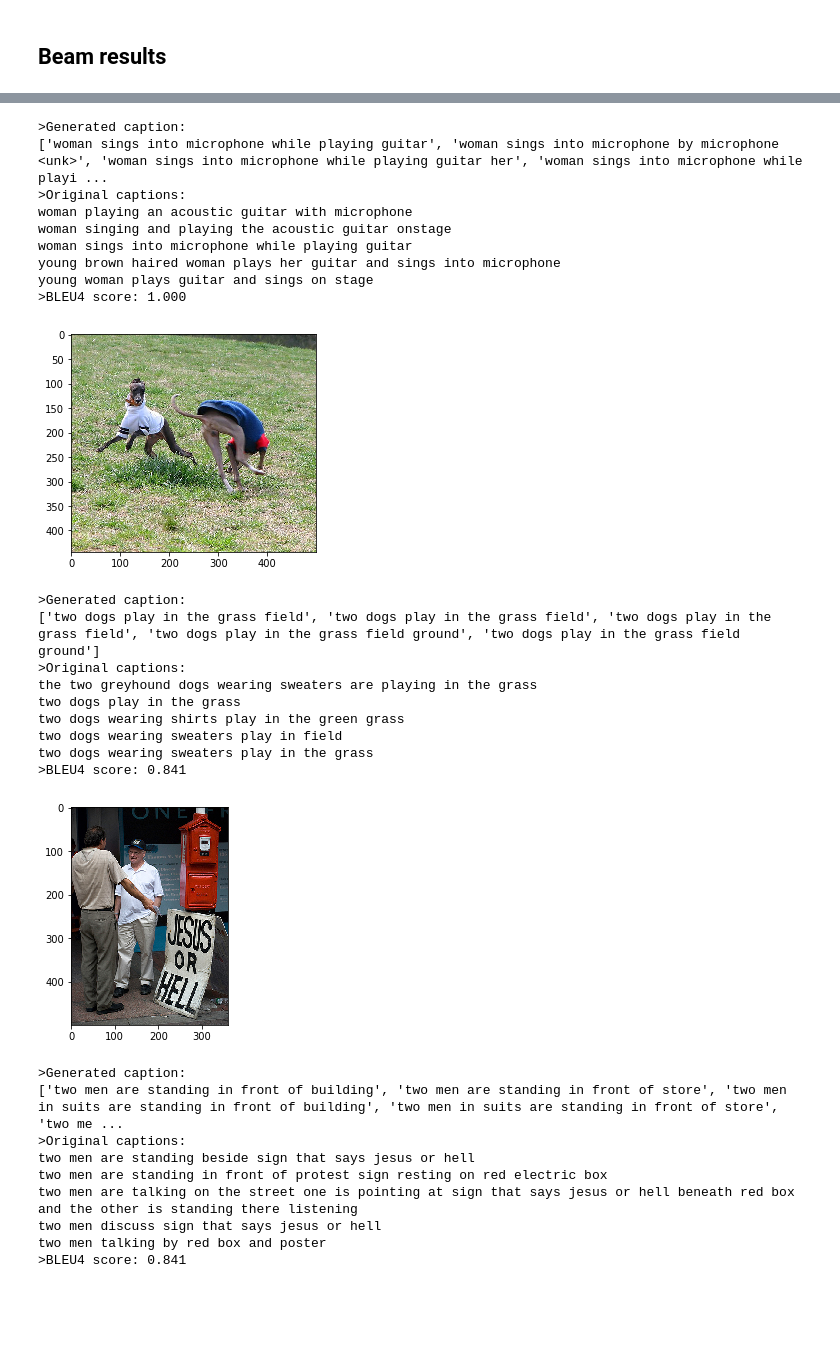
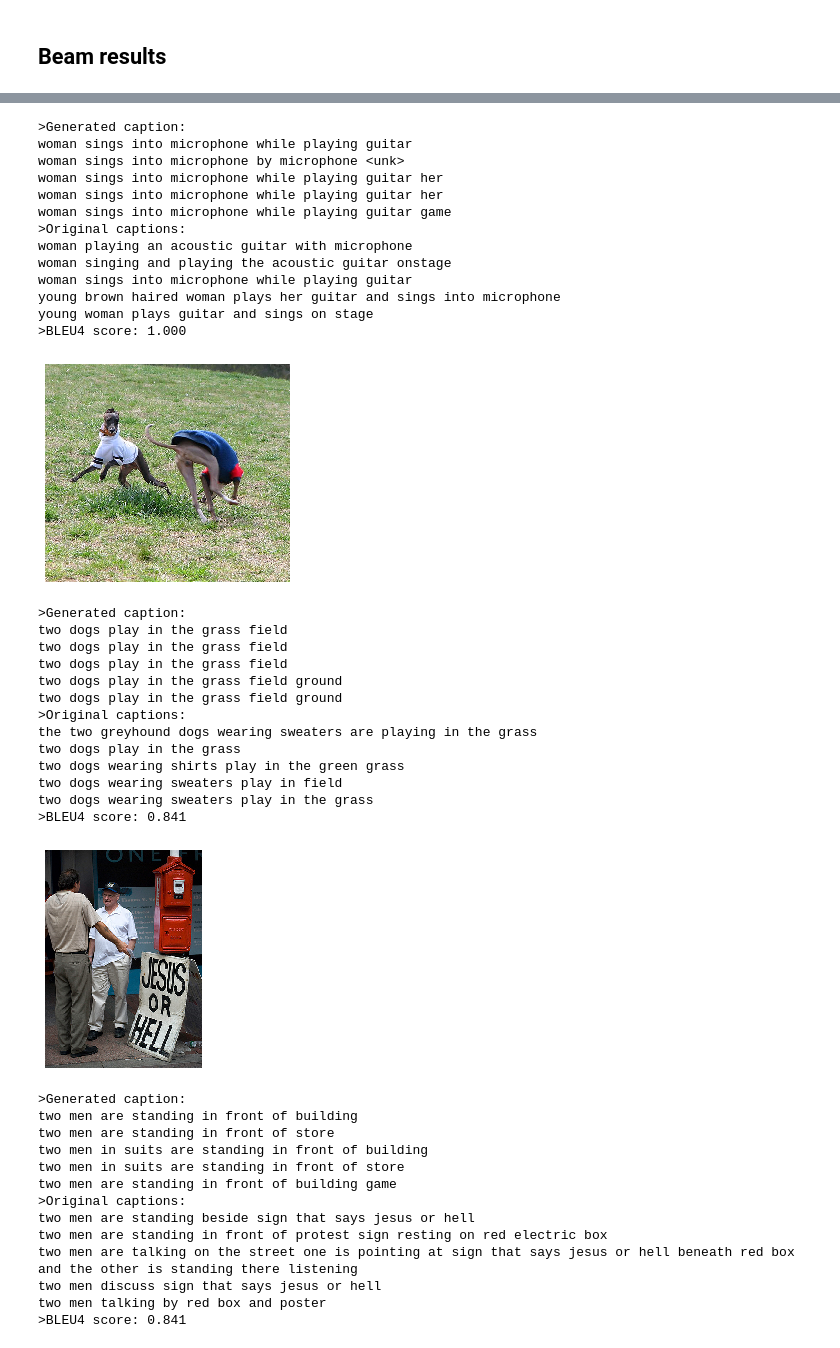
Before and after one commit to nhabbash/autocaption, a Jupyter notebook: notebooks/testing.ipynb, the cells around one changed output, grey strips where cells are left out. Saved outputs shown, nothing was run; the diff lists cells and outputs as text; code cells hidden in the pictures; blank space fills up the shorter version.

```diff
--- a/notebooks/testing.ipynb
+++ b/notebooks/testing.ipynb
@@ -130,7 +129,9 @@ for e in top:
     #plt.title("Sampled Image")
     #plt.figtext(0.5, 0.01, caption, wrap=True, ha='center', fontsize=12)
     #plt.figtext(0.5, -0.05, "BLEU4 score: {:.2f}".format(bleu), wrap=True, ha='center', fontsize=12)
+    plt.axis('off')
     plt.show()
+
     print(">Generated caption: ")
     print(caption)
     print(">Original captions: ")
@@ -196,6 +197,7 @@ for e in worst:
     bleu = e["bleu"]
 
     plt.imshow(np.squeeze(orig_image))
+    plt.axis('off')
     #plt.title("Sampled Image")
     #plt.figtext(0.5, 0.01, caption, wrap=True, ha='center', fontsize=12)
     #plt.figtext(0.5, -0.05, "BLEU4 score: {:.2f}".format(bleu), wrap=True, ha='center', fontsize=12)
@@ -272,12 +274,14 @@ for e in top:
     bleu = e["bleu"]
 
     plt.imshow(np.squeeze(orig_image))
+    plt.axis('off')
     #plt.title("Sampled Image")
     #plt.figtext(0.5, 0.01, caption, wrap=True, ha='center', fontsize=12)
     #plt.figtext(0.5, -0.05, "BLEU4 score: {:.2f}".format(bleu), wrap=True, ha='center', fontsize=12)
     plt.show()
     print(">Generated caption: ")
-    print(caption)
+    for c in caption:
+        print(c)
     print(">Original captions: ")
     for c in all_caps:
         print(c)
@@ -297,25 +305,37 @@ dog swimming through water carrying stick in its mouth
 >Generated caption:
-['woman sings into microphone while playing guitar', 'woman sings into microphone by microphone <unk>', 'woman sings into microphone while playing guitar her', 'woman sings into microphone while playi ...
+woman sings into microphone while playing guitar
+woman sings into microphone by microphone <unk>
+woman sings into microphone while playing guitar her
+woman sings into microphone while playing guitar her
+woman sings into microphone while playing guitar game
 >Original captions:
 woman playing an acoustic guitar with microphone
 woman singing and playing the acoustic guitar onstage
 woman sings into microphone while playing guitar
 young brown haired woman plays her guitar and sings into microphone
 young woman plays guitar and sings on stage
 >BLEU4 score: 1.000
-[figure, old version]
+[figure, new version]
 >Generated caption:
-['two dogs play in the grass field', 'two dogs play in the grass field', 'two dogs play in the grass field', 'two dogs play in the grass field ground', 'two dogs play in the grass field ground']
+two dogs play in the grass field
+two dogs play in the grass field
+two dogs play in the grass field
+two dogs play in the grass field ground
+two dogs play in the grass field ground
 >Original captions:
 the two greyhound dogs wearing sweaters are playing in the grass
 two dogs play in the grass
 two dogs wearing shirts play in the green grass
 two dogs wearing sweaters play in field
 two dogs wearing sweaters play in the grass
 >BLEU4 score: 0.841
-[figure, old version]
+[figure, new version]
 >Generated caption:
-['two men are standing in front of building', 'two men are standing in front of store', 'two men in suits are standing in front of building', 'two men in suits are standing in front of store', 'two me ...
+two men are standing in front of building
+two men are standing in front of store
+two men in suits are standing in front of building
+two men in suits are standing in front of store
+two men are standing in front of building game
 >Original captions:
 two men are standing beside sign that says jesus or hell
 two men are standing in front of protest sign resting on red electric box
```
Also changed, not shown: parts of 8 cells of this notebook, 20 other files.
